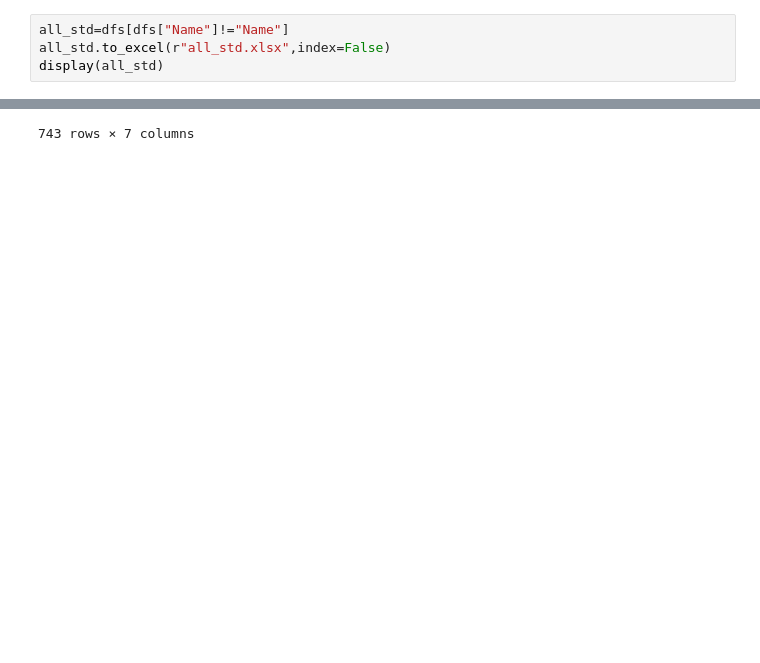
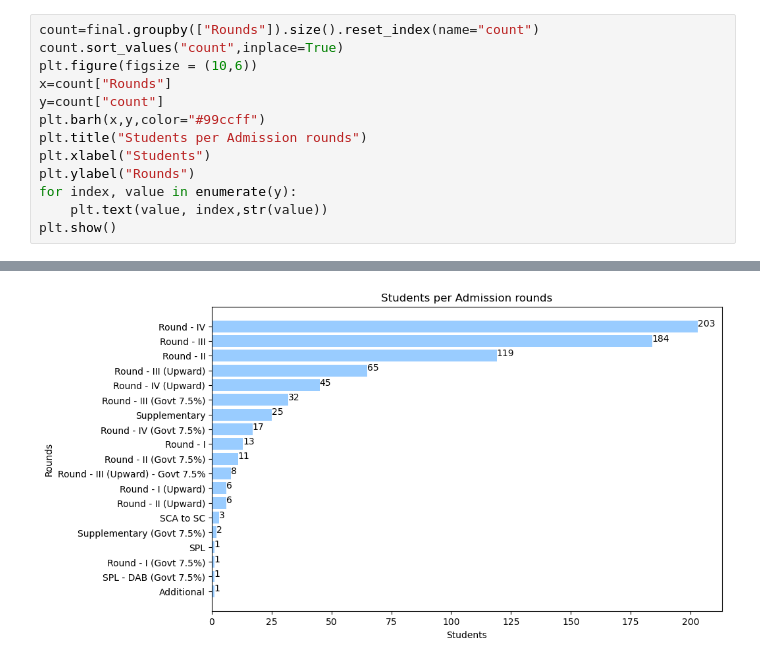
Before and after one commit to Rajadurai2/fun-programs-, a Jupyter notebook: AU.ipynb, the cells around one changed output, grey strips where cells are left out. Drawn from its saved outputs; the diff is of its cells as text; blank space fills up the shorter version.

```diff
--- a/AU.ipynb
+++ b/AU.ipynb
@@ -50,5 +47,14 @@ display(dfs)
 # %%
-all_std=dfs[dfs["Name"]!="Name"]
-all_std.to_excel(r"all_std.xlsx",index=False)
-display(all_std)
+count=final.groupby(["Rounds"]).size().reset_index(name="count")
+count.sort_values("count",inplace=True)
+plt.figure(figsize = (10,6))
+x=count["Rounds"]
+y=count["count"]
+plt.barh(x,y,color="#99ccff")
+plt.title("Students per Admission rounds")
+plt.xlabel("Students")
+plt.ylabel("Rounds")
+for index, value in enumerate(y):
+    plt.text(value, index,str(value))
+plt.show()
 # %% [output]
@@ -67 +61 @@ display(all_std)
-743 rows × 7 columns
+[figure, added]
```
Also changed, not shown: parts of 14 cells of this notebook.
